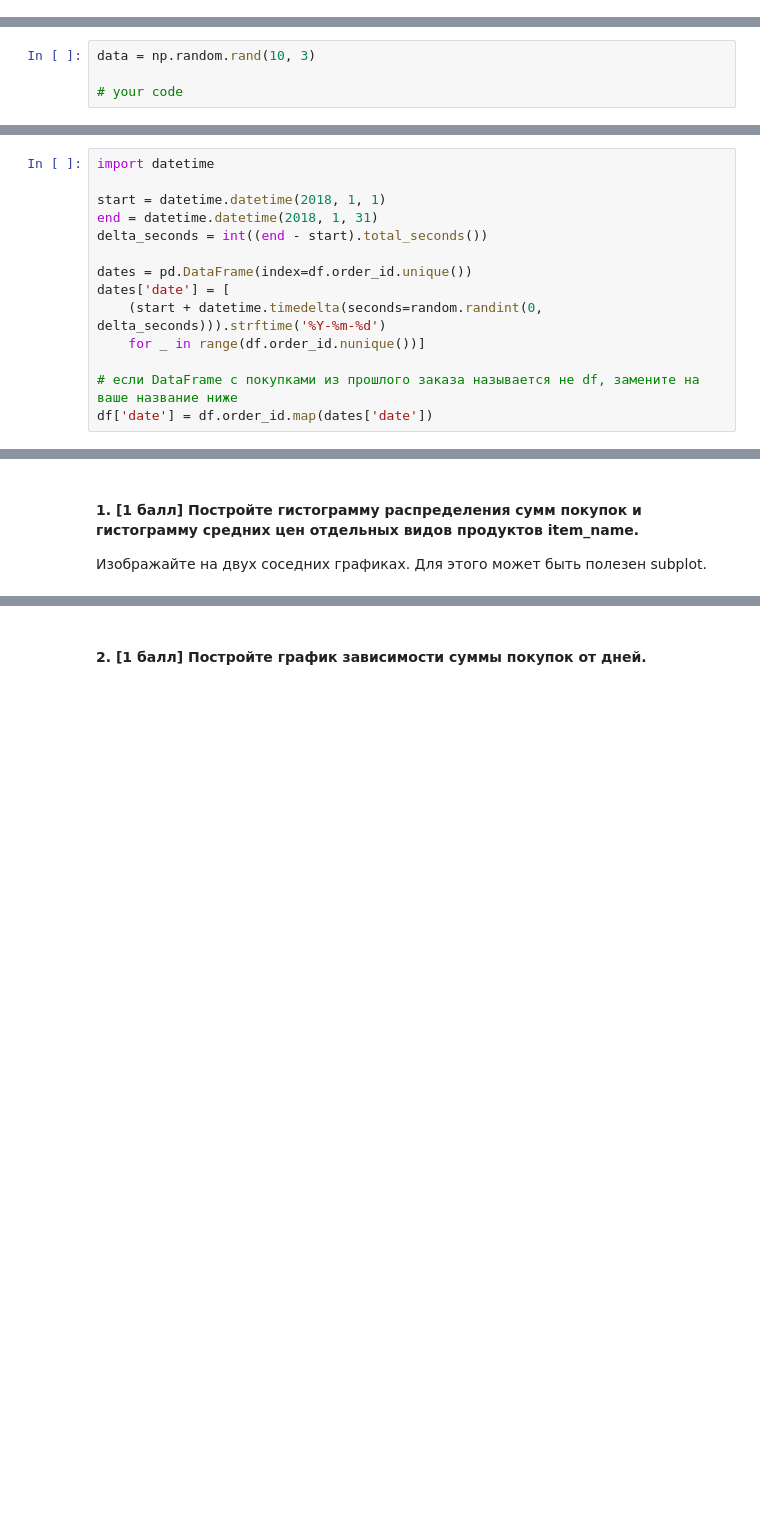
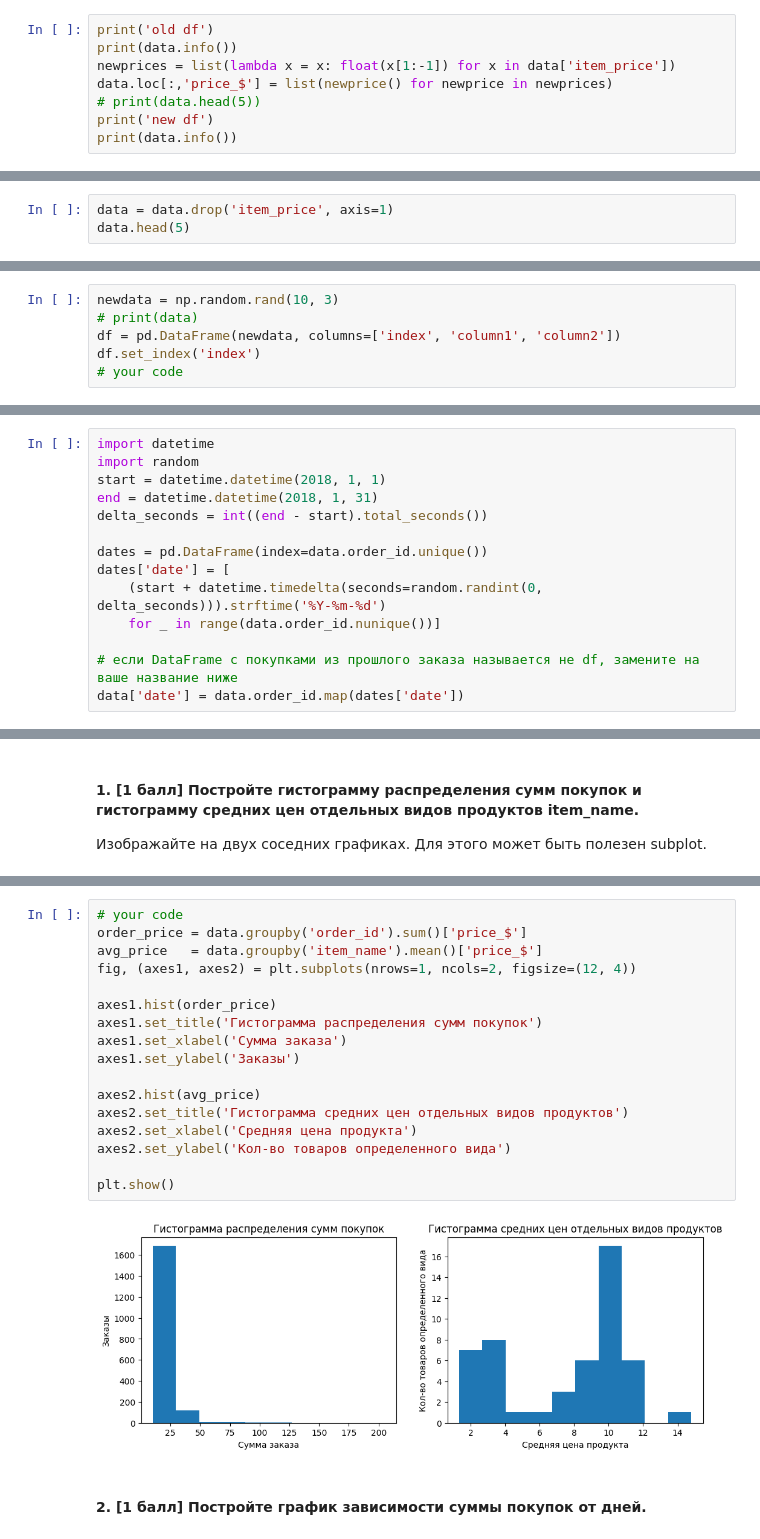
Before and after one commit to Vexrina/datamining_labs, a Jupyter notebook: hw1_part2.ipynb, the cells around one changed output, grey strips where cells are left out. Cells and saved outputs as stored; diff of their text form; blank space fills up the shorter version.

```diff
--- a/hw1_part2.ipynb
+++ b/hw1_part2.ipynb
@@ -144,0 +149,8 @@ dtype: int64
+# %%
+print('old df')
+print(data.info())
+newprices = list(lambda x = x: float(x[1:-1]) for x in data['item_price'])
+data.loc[:,'price_$'] = list(newprice() for newprice in newprices)
+# print(data.head(5))
+print('new df')
+print(data.info())
@@ -152,0 +191,3 @@ dtype: int64
+# %%
+data = data.drop('item_price', axis=1)
+data.head(5)
@@ -177,6 +280,8 @@ dtype: int64
 # %% [markdown]
 #### 13. [0.75 баллов] Создайте новый DateFrame из матрицы, созданной ниже. Назовите колонки index, column1, column2 и сделайте первую колонку индексом.
 # %%
-data = np.random.rand(10, 3)
-
+newdata = np.random.rand(10, 3)
+# print(data)
+df = pd.DataFrame(newdata, columns=['index', 'column1', 'column2'])
+df.set_index('index')
 # your code
@@ -212,15 +329,15 @@ UsageError: unrecognized arguments: # нужно для отображения
 Работать мы будем с той же выборкой покупкок. Добавим новую колонку с датой покупки.
 # %%
 import datetime
-
+import random
 start = datetime.datetime(2018, 1, 1)
 end = datetime.datetime(2018, 1, 31)
 delta_seconds = int((end - start).total_seconds())
 
-dates = pd.DataFrame(index=df.order_id.unique())
+dates = pd.DataFrame(index=data.order_id.unique())
 dates['date'] = [
     (start + datetime.timedelta(seconds=random.randint(0, delta_seconds))).strftime('%Y-%m-%d')
-    for _ in range(df.order_id.nunique())]
+    for _ in range(data.order_id.nunique())]
 
 # если DataFrame с покупками из прошлого заказа называется не df, замените на ваше название ниже
-df['date'] = df.order_id.map(dates['date'])
+data['date'] = data.order_id.map(dates['date'])
@@ -235,2 +348,21 @@ NameError: name 'df' is not defined
+# %%
+# your code
+order_price = data.groupby('order_id').sum()['price_$']
+avg_price   = data.groupby('item_name').mean()['price_$']
+fig, (axes1, axes2) = plt.subplots(nrows=1, ncols=2, figsize=(12, 4))
+
+axes1.hist(order_price)
+axes1.set_title('Гистограмма распределения сумм покупок')
+axes1.set_xlabel('Сумма заказа')
+axes1.set_ylabel('Заказы')
+
+axes2.hist(avg_price)
+axes2.set_title('Гистограмма средних цен отдельных видов продуктов')
+axes2.set_xlabel('Средняя цена продукта')
+axes2.set_ylabel('Кол-во товаров определенного вида')
+
+plt.show()
+# %% [output]
+[figure, added]
 # %% [markdown]
 #### 2. [1 балл] Постройте график зависимости суммы покупок от дней.
```
Also changed, not shown: parts of 29 cells of this notebook, 3 other files.
